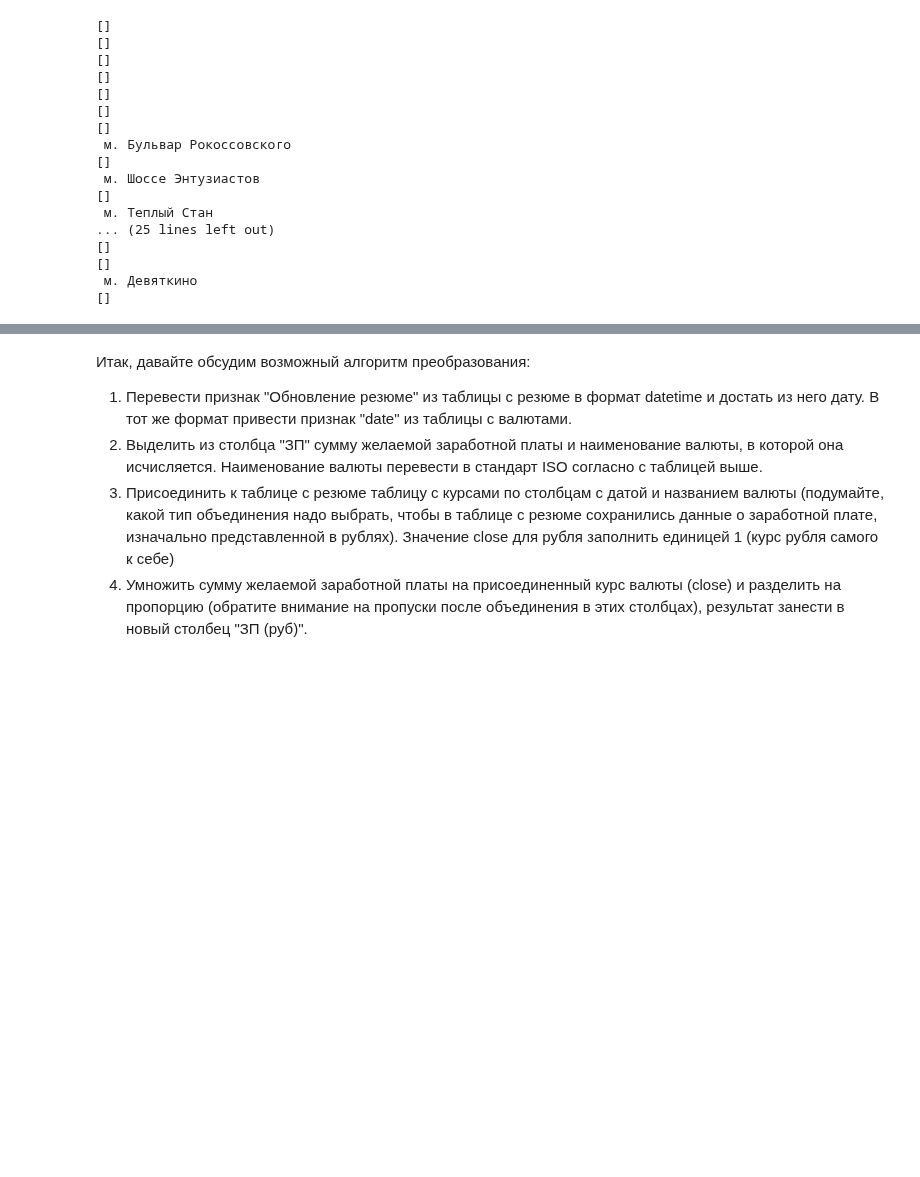
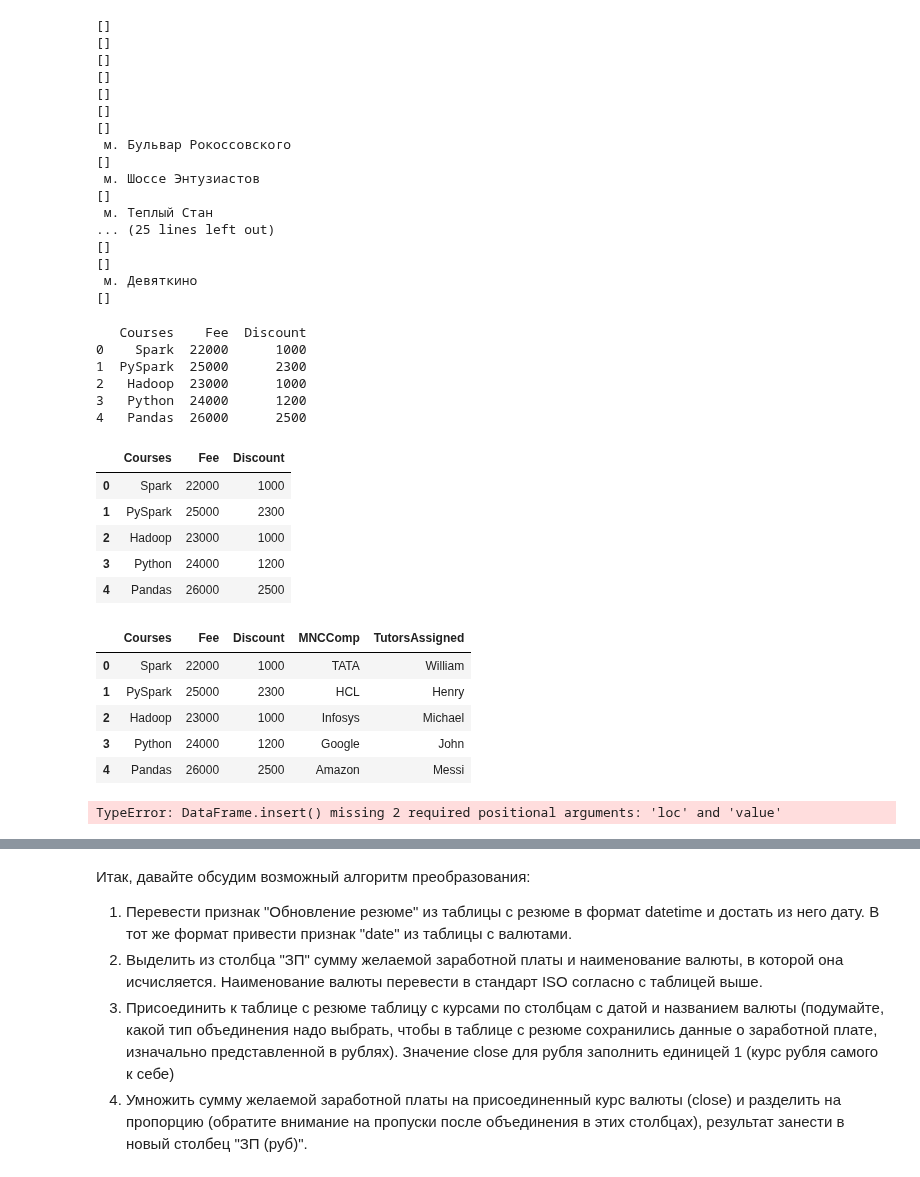
Before and after one commit to LarinDen/sf_ds, a Jupyter notebook: Project_1/Project-1._Ноутбук-шаблон (Денис Ларин).ipynb, the cells around one changed output, grey strips where cells are left out. Saved outputs shown, nothing was run; the diff lists cells and outputs as text; code cells hidden in the pictures; blank space fills up the shorter version.

```diff
--- a/Project_1/Project-1._Ноутбук-шаблон (Денис Ларин).ipynb
+++ b/Project_1/Project-1._Ноутбук-шаблон (Денис Ларин).ipynb
@@ -354,6 +354,77 @@ for j in range(30):
 []
  м. Девяткино
 []
+# %%
+# Create DataFrame
+import pandas as pd
+import numpy as np
+
+technologies= {
+    'Courses':["Spark","PySpark","Hadoop","Python","Pandas"],
+    'Fee' :[22000,25000,23000,24000,26000],
+    'Discount':[1000,2300,1000,1200,2500]
+          }
+
+df = pd.DataFrame(technologies)
+
+print(df)
+# Add new column to the DataFrame
+tutors = ['William', 'Henry', 'Michael', 'John', 'Messi']
+teachers = ['111William', '222Henry', '333Michael', '444John', '555Messi']
+
+#df2 = df.assign(Город=tutors, assigned=teachers)
+
+# Add a multiple columns to the DataFrame
+# MNCCompanies = ['TATA','HCL','Infosys','Google','Amazon']
+# df2 =df.assign(MNCComp = MNCCompanies,TutorsAssigned=tutors )
+
+# Derive New Column from Existing Column
+# df = pd.DataFrame(technologies)
+# df2=df.assign(Discount_Percent=lambda x: x.Fee * x.Discount / 100)
+
+# Add a constant or empty value to the DataFrame.
+# df = pd.DataFrame(technologies)
+# df2=df.assign(A=None,B=0,C="")
+
+# Add New column to the existing DataFrame
+# df = pd.DataFrame(technologies)
+# df["MNCCompanies"] = MNCCompanies
+
+# Add new column at the specific position
+# df = pd.DataFrame(technologies)
+# df.insert(0,'Tutors', tutors )
+
+# Add new column by mapping to the existing column
+# df = pd.DataFrame(technologies)
+# tutors = {"Spark":"William", "PySpark":"Henry", "Hadoop":"Michael","Python":"John", "pandas":"Messi"}
+# df['Tutors'] = df['Courses'].map(tutors)
+df2['TutorsAssigned'].rename('Учителя')
+display(df)
+display(df2)
+# %% [output]
+   Courses    Fee  Discount
+0    Spark  22000      1000
+1  PySpark  25000      2300
+2   Hadoop  23000      1000
+3   Python  24000      1200
+4   Pandas  26000      2500
+|  | Courses | Fee | Discount |
+| 0 | Spark | 22000 | 1000 |
+| 1 | PySpark | 25000 | 2300 |
+| 2 | Hadoop | 23000 | 1000 |
+| 3 | Python | 24000 | 1200 |
+| 4 | Pandas | 26000 | 2500 |
+|  | Courses | Fee | Discount | MNCComp | TutorsAssigned |
+| 0 | Spark | 22000 | 1000 | TATA | William |
+| 1 | PySpark | 25000 | 2300 | HCL | Henry |
+| 2 | Hadoop | 23000 | 1000 | Infosys | Michael |
+| 3 | Python | 24000 | 1200 | Google | John |
+| 4 | Pandas | 26000 | 2500 | Amazon | Messi |
+# %%
+df = pd.DataFrame({'Col1':[1, 2, 3, 4], 'Col2': [5, 6, 7, 8]})
+df['Sum', 'Delta'] = df.apply(map sum('Col1', 'Col2') axis=1])
+# %% [output]
+TypeError: DataFrame.insert() missing 2 required positional arguments: 'loc' and 'value'
 # %%
 def city_rel(string):
     s = string.split(', ')
```
Also changed, not shown: parts of 3 cells of this notebook, 1 other file.
